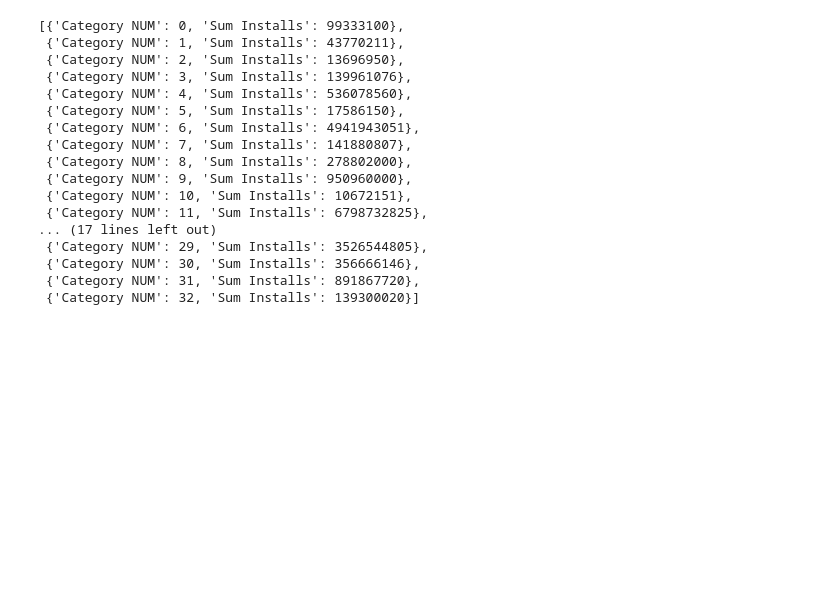
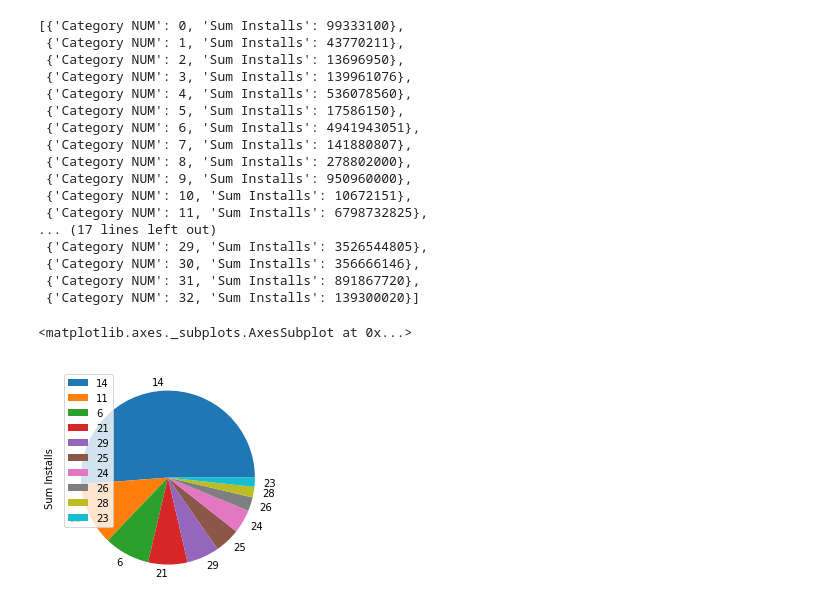
Before and after one commit to nikibhatt/DS-Unit-1-Sprint-3-Linear-Algebra, a Jupyter notebook: NB_Portfolio.ipynb, the cells around one changed output. Drawn from its saved outputs; the diff is of its cells as text; code cells hidden in the pictures; blank space fills up the shorter version.

```diff
--- a/NB_Portfolio.ipynb
+++ b/NB_Portfolio.ipynb
@@ -336,0 +335,5 @@ df_sum_installs_for_category
+# %%
+df_sum_installs_for_category.plot.pie(y='Sum Installs')
+# %% [output]
+<matplotlib.axes._subplots.AxesSubplot at 0x...>
+[figure, added]
```
Also changed, not shown: parts of 1 cell of this notebook.
